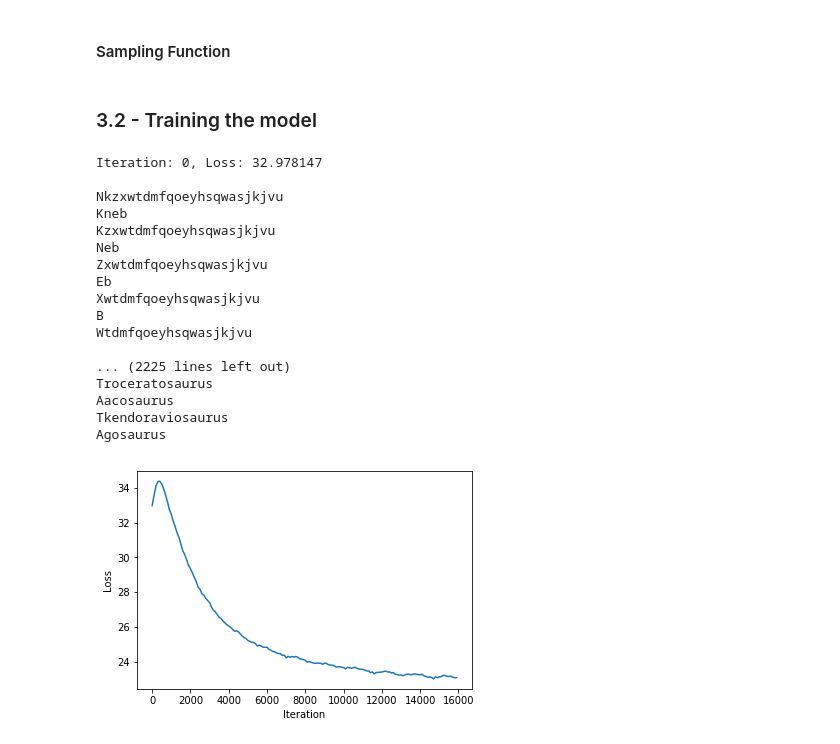
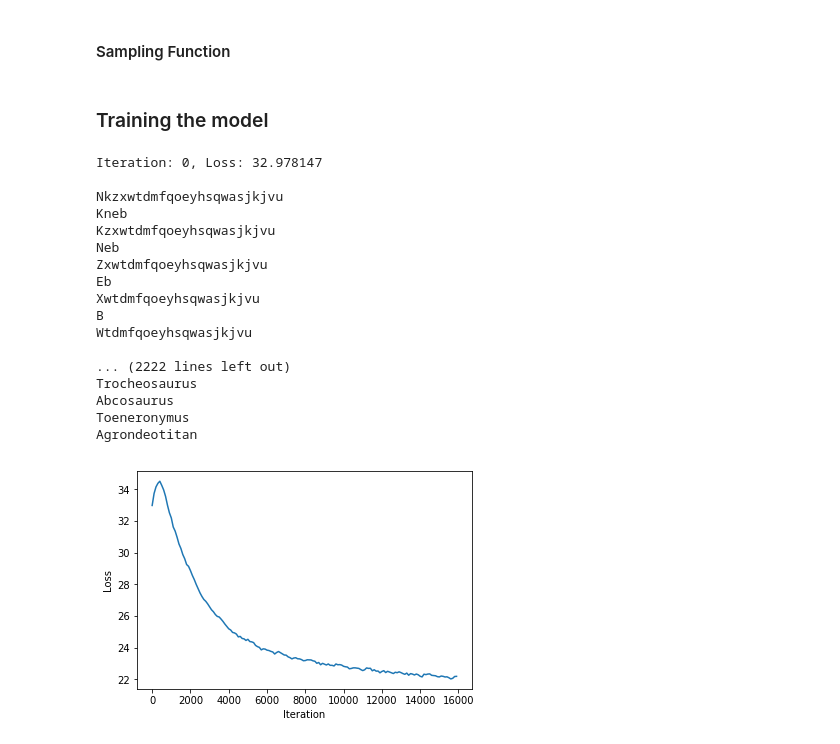
Before and after one commit to mmaghajani/RNN-LSTM, a Jupyter notebook: Dinosaurus.ipynb, the cells around one changed output. Saved outputs shown, nothing was run; the diff lists cells and outputs as text; code cells hidden in the pictures.

Commit message:
Update optimization phase

```diff
--- a/Dinosaurus.ipynb
+++ b/Dinosaurus.ipynb
@@ -28,17 +131,16 @@ print(ix_to_char)
 # %% [markdown]
 #### Clipping Gradient
 # %%
-def clip(gradients, maxValue):
+def clip_gradient(gradients, maxValue):
 
     dWaa, dWax, dWya, db, dby = gradients['dWaa'], gradients['dWax'], gradients['dWya'],\
                                 gradients['db'], gradients['dby']
 
-    # clip to mitigate exploding gradients, loop over [dWax, dWaa, dWya, db, dby]. (≈2 lines)
+    # clipping
     for gradient in [dWax, dWaa, dWya, db, dby]:
         np.clip(gradient, a_min=-1 * maxValue, a_max=maxValue, out=gradient)
 
     gradients = {"dWaa": dWaa, "dWax": dWax, "dWya": dWya, "db": db, "dby": dby}
-
     return gradients
 # %% [markdown]
 #### Sampling Function
@@ -118,86 +207,69 @@ def optimize(X, Y, a_prev, parameters, learning_rate = 0.01):
 
     return loss, gradients, a[len(X)-1]
 # %% [markdown]
-### 3.2 - Training the model
+### Training the model
 # %%
-def model(data, ix_to_char, char_to_ix, num_iterations = 16000, n_a = 50, dino_names = 10, vocab_size = 27):
-    # Retrieve n_x and n_y from vocab_size
+def model(data, index_to_char, char_to_index, num_iterations=16000, n_a=50, dino_names=10, vocab_size=27):
     n_x, n_y = vocab_size, vocab_size
 
     # Initialize parameters
     parameters = initialize_parameters(n_a, n_x, n_y)
+    loss = get_initial_loss(vocab_size, dino_names)
+    a_old = np.zeros((n_a, 1))
 
-    # Initialize loss (this is required because we want to smooth our loss, don't worry about it)
-    loss = get_initial_loss(vocab_size, dino_names)
-
-    # Build list of all dinosaur names (training examples).
     with open("data/dinos.txt") as f:
         examples = f.readlines()
     examples = [x.lower().strip() for x in examples]
 
-    # Shuffle list of all dinosaur names
     shuffle(examples)
-
-    # Initialize the hidden state of your LSTM
-    a_prev = np.zeros((n_a, 1))
 
     # Optimization loop
     iteration = []
     losses = []
     for j in range(num_iterations):
-        # Use the hint above to define one training example (X,Y) (≈ 2 lines)
         index = j % len(examples)
-        X = [None] + [char_to_ix[ch] for ch in examples[index]]
-        Y = X[1:] + [char_to_ix["\n"]]
+        X = [None] + [char_to_index[ch] for ch in examples[index]]
+        Y = X[1:] + [char_to_index["\n"]]
 
-        # Perform one optimization step: Forward-prop -> Backward-prop -> Clip -> Update parameters
-        # Choose a learning rate of 0.01
-        curr_loss, gradients, a_prev = optimize(X, Y, a_prev, parameters, learning_rate=0.01)
-
-        # Use a latency trick to keep the loss smooth. It happens here to accelerate the training.
+        curr_loss, gradients, a_prev = optimize(X, Y, a_old, parameters, learning_rate=0.01)
         loss = smooth(loss, curr_loss)
 
-        # Every 2000 Iteration, generate "n" characters thanks to sample() to check if the model is learning properly
         if j % 100 == 0:
             losses.append(loss)
             iteration.append(j)
             print('Iteration: %d, Loss: %f' % (j, loss) + '\n')
 
-            # The number of dinosaur names to print
             seed = 0
             for name in range(dino_names):
-
-                # Sample indices and print them
-                sampled_indices = sample(parameters, char_to_ix, seed)
-                print_sample(sampled_indices, ix_to_char)
-
-                seed += 1  # To get the same result for grading purposed, increment the seed by one.
+                sampled_indices = sample(parameters, char_to_index, seed)
+                print_sample(sampled_indices, index_to_char)
+                seed += 1
 
             print('\n')
 
     return parameters, iteration, losses
 # %%
-parameters, iteration, losses = model(data, ix_to_char, char_to_ix)
+parameters, iteration, losses = model(data, index_to_char, char_to_index)
 plt.plot(iteration, losses)
 plt.ylabel('Loss')
 plt.xlabel('Iteration')
 plt.show()
 # %% [output]
 Iteration: 0, Loss: 32.978147
 
 Nkzxwtdmfqoeyhsqwasjkjvu
 Kneb
 Kzxwtdmfqoeyhsqwasjkjvu
 Neb
 Zxwtdmfqoeyhsqwasjkjvu
 Eb
 Xwtdmfqoeyhsqwasjkjvu
 B
 Wtdmfqoeyhsqwasjkjvu
 
-... (2225 lines left out)
-Troceratosaurus
-Aacosaurus
-Tkendoraviosaurus
-Agosaurus
+... (2222 lines left out)
+Trocheosaurus
+Abcosaurus
+Toeneronymus
+Agrondeotitan
-[figure, old version]
+[figure, new version]
```
Also changed, not shown: parts of 7 cells of this notebook, 1 other file.
